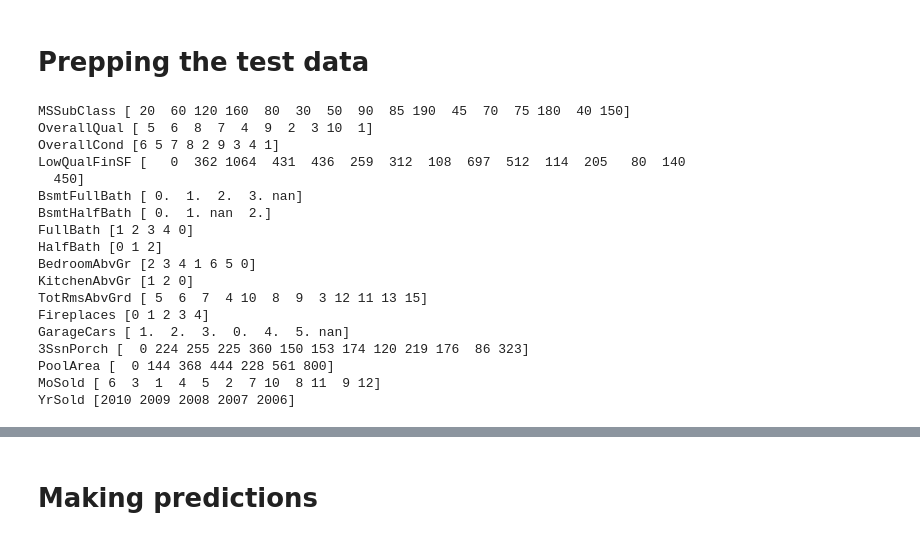
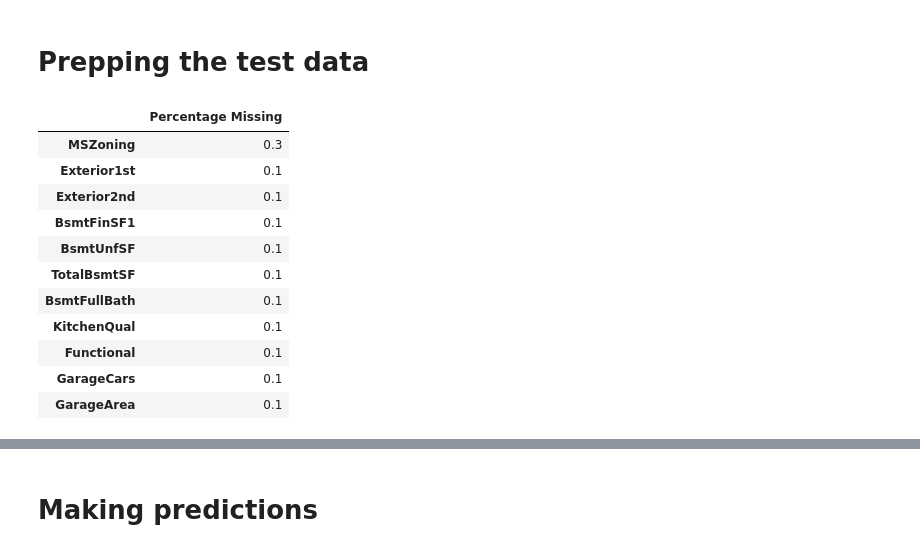
Before and after one commit to 0layiw0la/House-price-prediction, a Jupyter notebook: house-prices-prediction.ipynb, the cells around one changed output, grey strips where cells are left out. Cells and saved outputs as stored; diff of their text form; code cells hidden in the pictures.

```diff
--- a/house-prices-prediction.ipynb
+++ b/house-prices-prediction.ipynb
@@ -378,5 +438,0 @@ t = test
-# %%
-missing = quick_check(test)
-to_cut = missing[missing['Percentage Missing']>6]
-to_drop=list(to_cut.index)
-test = test.drop(to_drop,axis=1)
@@ -385,23 +438,0 @@ test_num,test_cat = categorize_cols(test)
-# %%
-confirm_cat = really_num(test_num)
-for i in confirm_cat:
-    print(i,test[i].unique())
-# %% [output]
-MSSubClass [ 20  60 120 160  80  30  50  90  85 190  45  70  75 180  40 150]
-OverallQual [ 5  6  8  7  4  9  2  3 10  1]
-OverallCond [6 5 7 8 2 9 3 4 1]
-LowQualFinSF [   0  362 1064  431  436  259  312  108  697  512  114  205   80  140
-  450]
-BsmtFullBath [ 0.  1.  2.  3. nan]
-BsmtHalfBath [ 0.  1. nan  2.]
-FullBath [1 2 3 4 0]
-HalfBath [0 1 2]
-BedroomAbvGr [2 3 4 1 6 5 0]
-KitchenAbvGr [1 2 0]
-TotRmsAbvGrd [ 5  6  7  4 10  8  9  3 12 11 13 15]
-Fireplaces [0 1 2 3 4]
-GarageCars [ 1.  2.  3.  0.  4.  5. nan]
-3SsnPorch [  0 224 255 225 360 150 153 174 120 219 176  86 323]
-PoolArea [  0 144 368 444 228 561 800]
-MoSold [ 6  3  1  4  5  2  7 10  8 11  9 12]
-YrSold [2010 2009 2008 2007 2006]
@@ -414,0 +443,15 @@ test_num,test_cat = categorize_cols(test)
+# %%
+quick_check(test)
+# %% [output]
+|  | Percentage Missing |
+| MSZoning | 0.3 |
+| Exterior1st | 0.1 |
+| Exterior2nd | 0.1 |
+| BsmtFinSF1 | 0.1 |
+| BsmtUnfSF | 0.1 |
+| TotalBsmtSF | 0.1 |
+| BsmtFullBath | 0.1 |
+| KitchenQual | 0.1 |
+| Functional | 0.1 |
+| GarageCars | 0.1 |
+| GarageArea | 0.1 |
```
Also changed, not shown: parts of 61 cells of this notebook.
